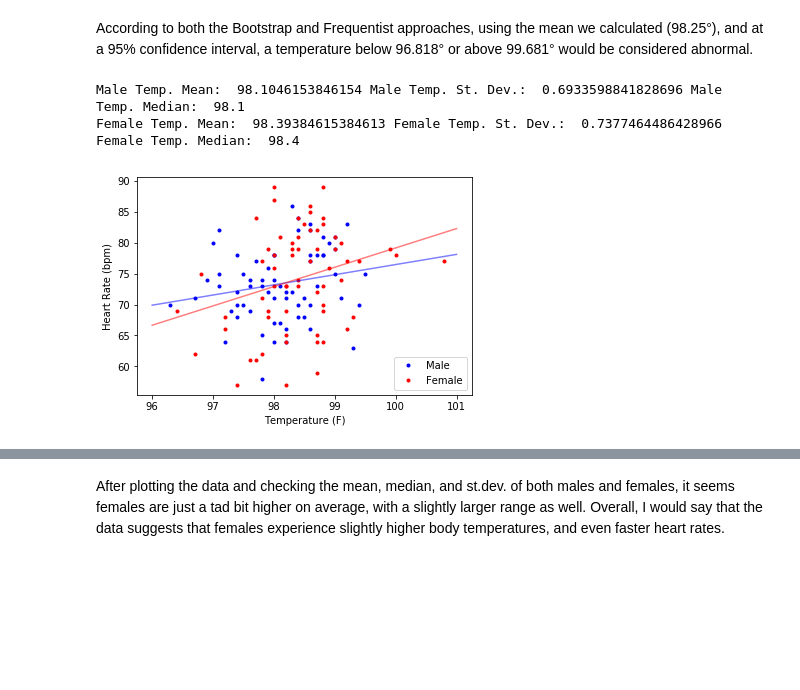
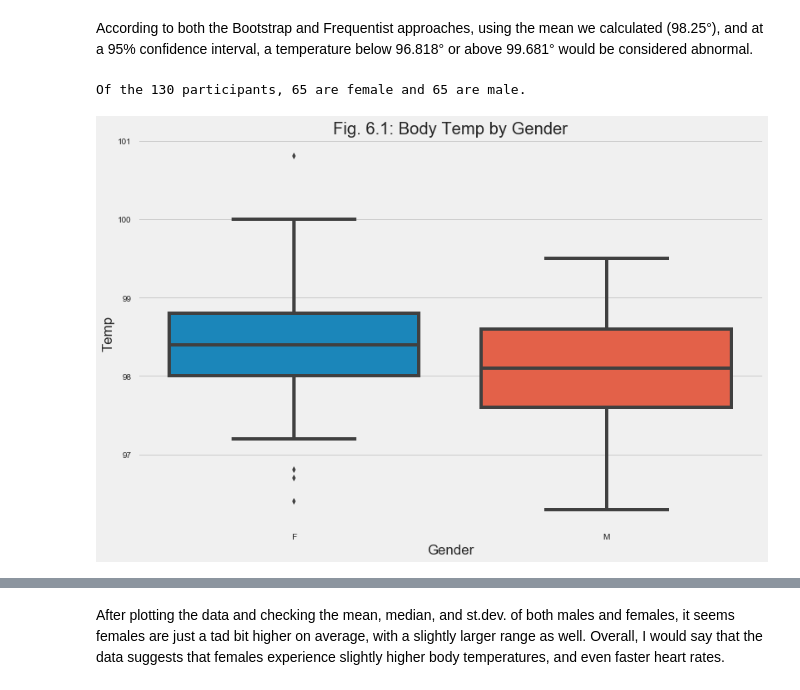
Before and after one commit to taha-shahid/Machine-Deep-Learning---SpringBoard-, a Jupyter notebook: sliderule_dsi_inferential_statistics_exercise_1.ipynb, the cells around one changed output, grey strips where cells are left out. Saved outputs shown, nothing was run; the diff lists cells and outputs as text; code cells hidden in the pictures; blank space fills up the shorter version.

```diff
--- a/sliderule_dsi_inferential_statistics_exercise_1.ipynb
+++ b/sliderule_dsi_inferential_statistics_exercise_1.ipynb
@@ -205,34 +205,18 @@ margin of error: +/-1.4315
 margin of error: +/-1.4315
 # %% [markdown]
 According to both the Bootstrap and Frequentist approaches, using the mean we calculated (98.25°), and at a 95% confidence interval, a temperature below 96.818° or above 99.681° would be considered abnormal.
-# %%
-df_male = df[df['gender']=='M']
-df_female = df[df['gender']=='F']
-
-temps = [96, 97, 98, 99, 100, 101]
-male_line = np.empty(6)
-female_line = np.empty(6)
-
-slope_male, intercept_male = np.polyfit(df_male['temperature'], df_male['heart_rate'], 1)
-slope_female, intercept_female = np.polyfit(df_female['temperature'], df_female['heart_rate'], 1)
-
-for i in range(6):
-    male_line[i] = (slope_male * temps[i]) + intercept_male
-    female_line[i] = (slope_female * temps[i]) + intercept_female
-
-plt.plot(df_male['temperature'], df_male['heart_rate'], color='blue', marker='.', linestyle='none')
-plt.plot(df_female['temperature'], df_female['heart_rate'], color='red', marker='.', linestyle='none')
-plt.plot(temps, male_line, color='blue', alpha=0.5)
-plt.plot(temps, female_line, color='red', alpha=0.5)
-plt.legend(('Male', 'Female'), loc='lower right')
-plt.xlabel('Temperature (F)')
-plt.ylabel('Heart Rate (bpm)')
-
-print("Male Temp. Mean: ", np.mean(df_male['temperature']), "Male Temp. St. Dev.: ", np.std(df_male['temperature']),
-      "Male Temp. Median: ", np.median(df_male['temperature']),
-      "\nFemale Temp. Mean: ", np.mean(df_female['temperature']), "Female Temp. St. Dev.: ", np.std(df_female['temperature']),
-      "Female Temp. Median: ", np.median(df_female['temperature']))
-# %% [output]
-Male Temp. Mean:  98.1046153846154 Male Temp. St. Dev.:  0.6933598841828696 Male Temp. Median:  98.1
-Female Temp. Mean:  98.39384615384613 Female Temp. St. Dev.:  0.7377464486428966 Female Temp. Median:  98.4
-[figure, removed]
+# %%
+import seaborn as sns
+males = df[df.gender == 'M']
+females = df[df.gender == 'F']
+print('Of the {} participants, {} are female and {} are male.'.format(len(males + females), len(females), len(males)))
+sns.boxplot(x = 'gender', y = 'temperature', data=df)
+sns.set(rc={"figure.figsize": (12, 8)})
+plt.style.use('fivethirtyeight')
+plt.xlabel('Gender')
+plt.ylabel('Temp')
+plt.title('Fig. 6.1: Body Temp by Gender')
+plt.show();
+# %% [output]
+Of the 130 participants, 65 are female and 65 are male.
+[figure, added]
```
Also changed, not shown: parts of 9 cells of this notebook.
